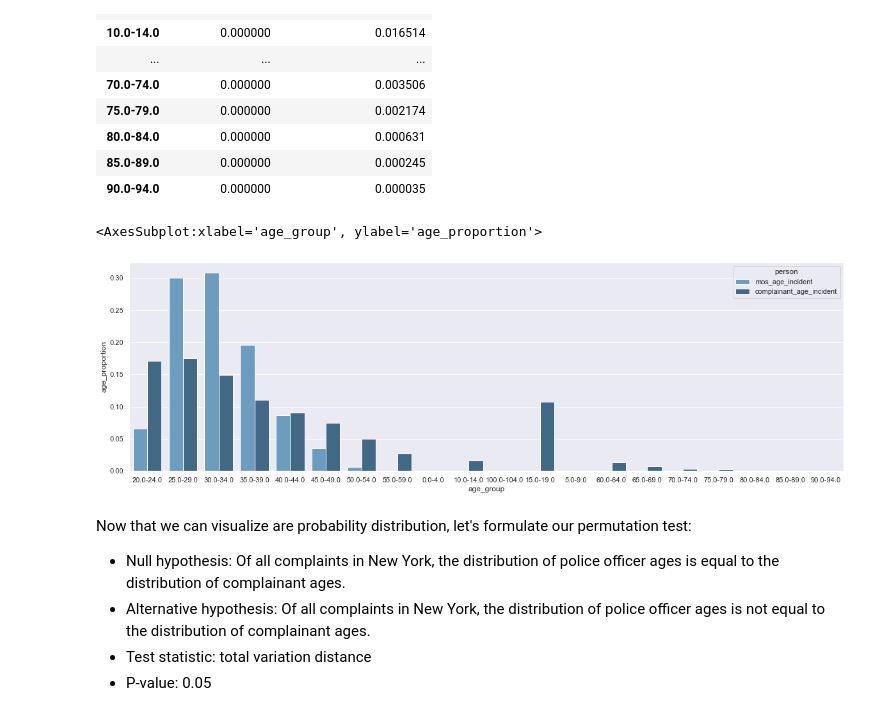
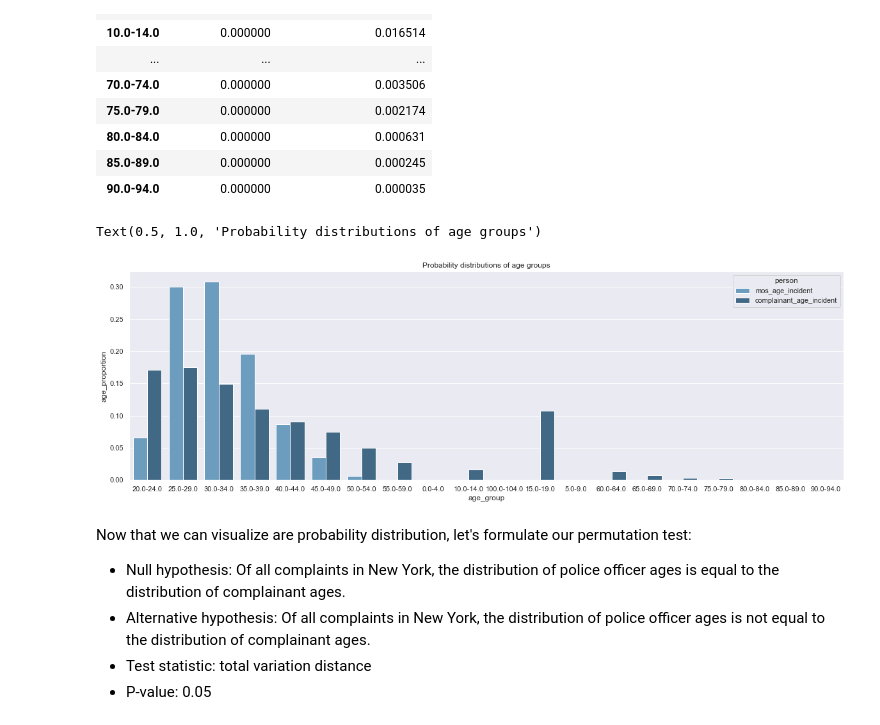
Before and after one commit to RyanHUNGry/nypd-civilian-complaints-EDA, a Jupyter notebook: notebook.ipynb, the cells around one changed output. Saved outputs shown, nothing was run; the diff lists cells and outputs as text; code cells hidden in the pictures.

```diff
--- a/notebook.ipynb
+++ b/notebook.ipynb
@@ -316,10 +316,11 @@ age_probabilities
 # %%
 fig, ax = plt.subplots(figsize=(20,6))
 melted_age_probabilities = age_probabilities.reset_index().melt('age_group', var_name='person', value_name='age_proportion')
 sns.barplot(data = melted_age_probabilities, x='age_group', y = 'age_proportion', hue = 'person', palette='Blues_d')
+ax.set_title("Probability distributions of age groups")
 # %% [output]
-<AxesSubplot:xlabel='age_group', ylabel='age_proportion'>
+Text(0.5, 1.0, 'Probability distributions of age groups')
-[figure, old version]
+[figure, new version]
 # %% [markdown]
 Now that we can visualize are probability distribution, let's formulate our permutation test:
 - Null hypothesis: Of all complaints in New York, the distribution of police officer ages is equal to the distribution of complainant ages.
```
Also changed, not shown: parts of 6 cells of this notebook.
